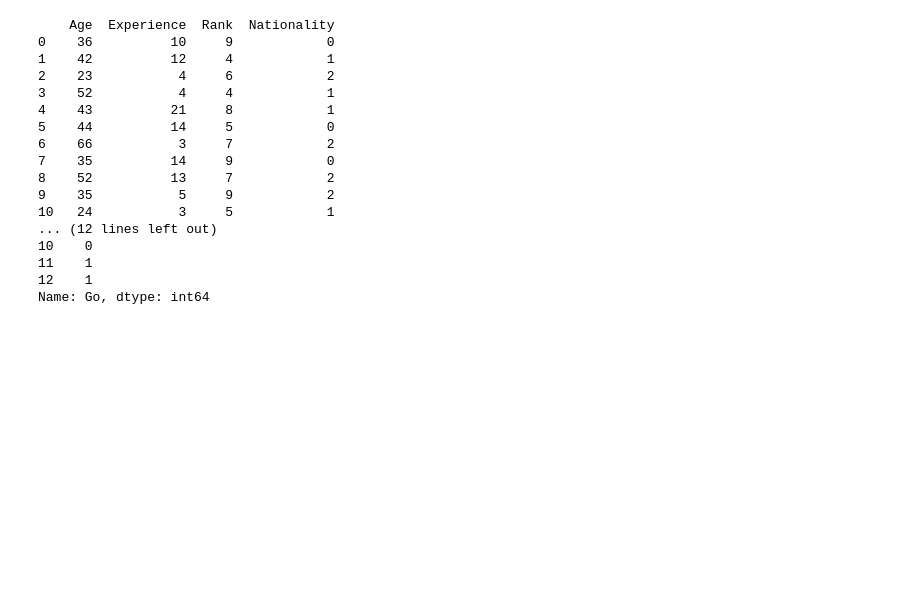
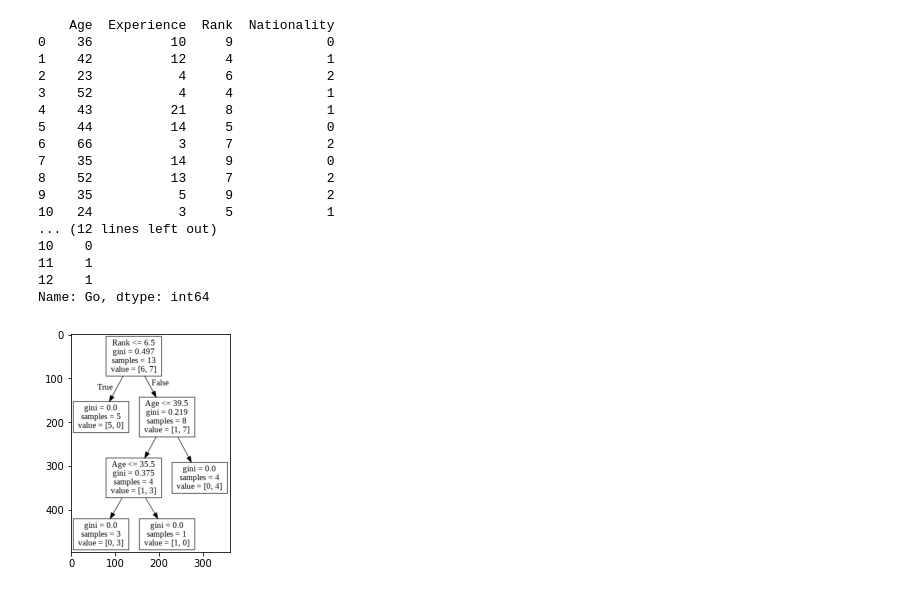
Before and after one commit to lakesidetech/machine_learning, a Jupyter notebook: Decision_trees_ML.ipynb, the cells around one changed output. Cells and saved outputs as stored; diff of their text form; code cells hidden in the pictures; blank space fills up the shorter version.

```diff
--- a/Decision_trees_ML.ipynb
+++ b/Decision_trees_ML.ipynb
@@ -43,9 +47,10 @@ shows_df['Go'] = shows_df['Go'].map(d)
 # %%
 #Extracting Independent and dependent Variable
 #all rows plus 1st,2nd and 3rd columns of data
-x= shows_df.iloc[:, [0,2,3]].values
+x= shows_df.iloc[:, [0,1,2,3]].values
 #all rows plus last column of data
 y= shows_df.iloc[:, -1].values
 print(x)
 print(y)
+features = ['Age', 'Experience', 'Rank', 'Nationality']
 # %% [output]
@@ -65,11 +70,11 @@ print(y)
 [0 0 0 0 1 0 1 1 1 1 0 1 1]
 # %%
-features = ['Age', 'Experience', 'Rank', 'Nationality']
+#features = ['Age', 'Experience', 'Rank', 'Nationality']
 
-X = shows_df[features]
-y = shows_df['Go']
-print(X)
-print(y)
+#X = shows_df[features]
+#y = shows_df['Go']
+#print(X)
+#print(y)
 # %% [output]
     Age  Experience  Rank  Nationality
 0    36          10     9            0
@@ -88,6 +93,19 @@ print(y)
 11    1
 12    1
 Name: Go, dtype: int64
+# %%
+#Create a Decision Tree, save it as an image, and show the image:
+decision_tree = DecisionTreeClassifier()
+decision_tree = decision_tree.fit(x, y)
+data = tree.export_graphviz(decision_tree, out_file=None, feature_names=features)
+graph = pydotplus.graph_from_dot_data(data)
+graph.write_png('the_decisiontree.png')
+
+img=pltimg.imread('the_decisiontree.png')
+imgplot = plt.imshow(img)
+plt.show()
+# %% [output]
+[figure, added]
 # %%
 # Splitting the dataset into training and test set.
 from sklearn.model_selection import train_test_split
```
Also changed, not shown: parts of 2 cells of this notebook.
